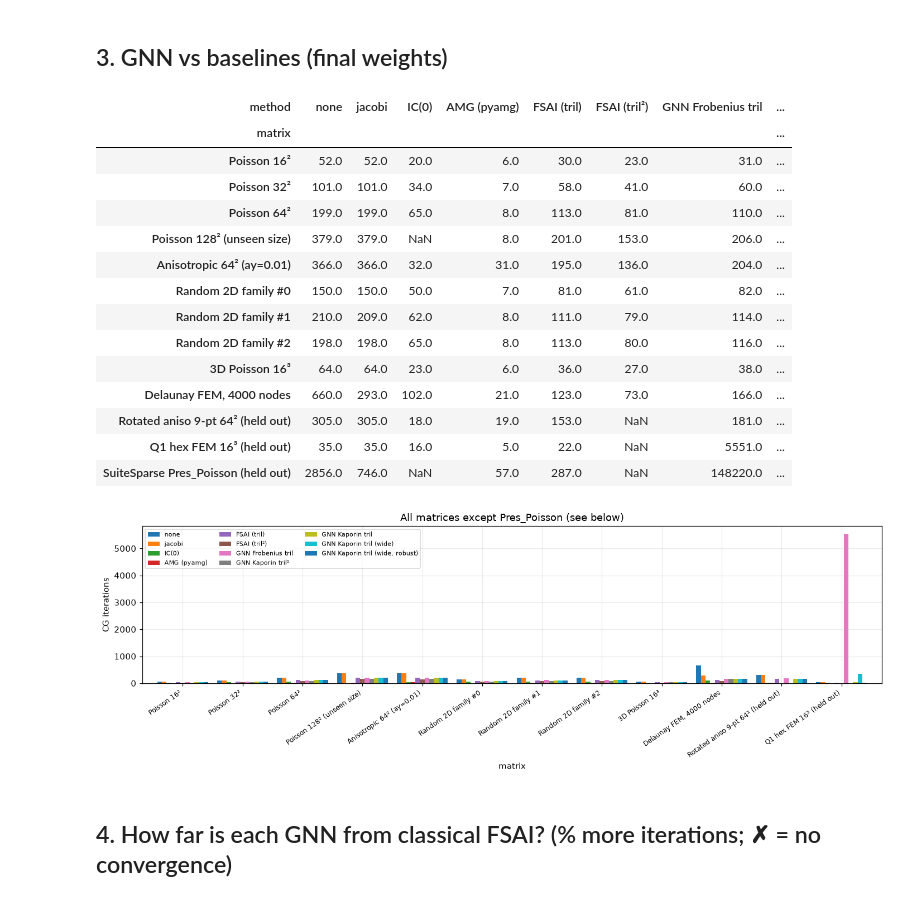
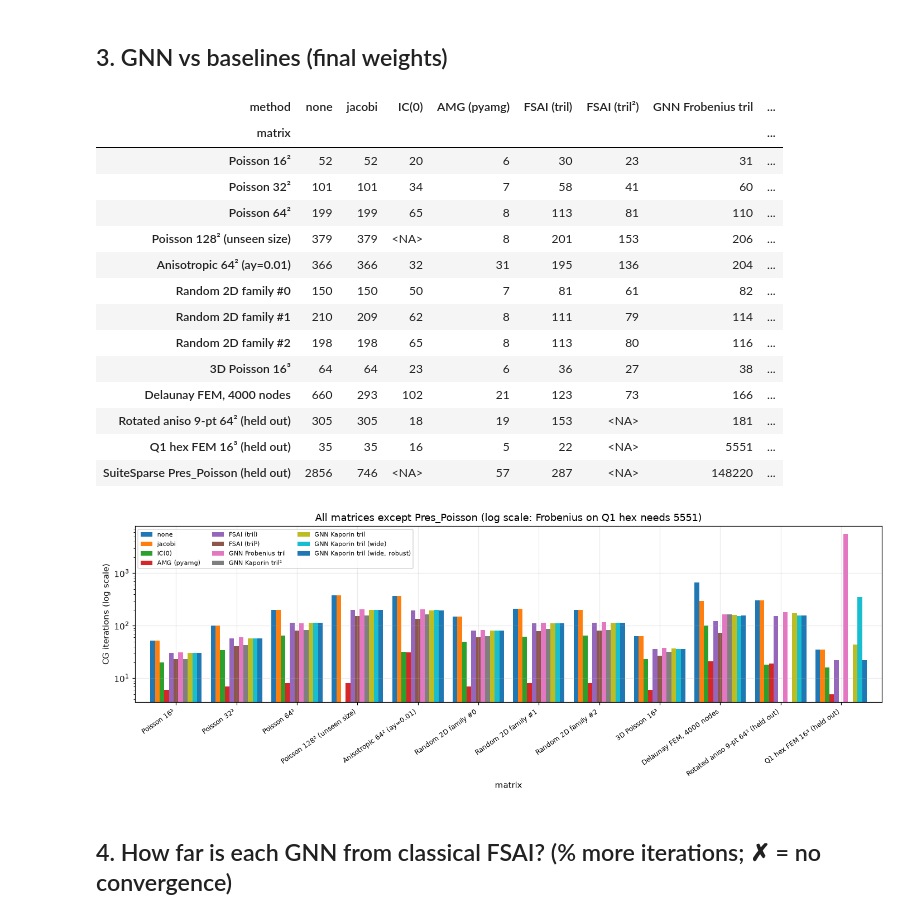
Before and after one commit to amishi71/learned-preconditioners, a Jupyter notebook: notebooks/results.ipynb, the cells around one changed output. Saved outputs shown, nothing was run; the diff lists cells and outputs as text; code cells hidden in the pictures.

```diff
--- a/notebooks/results.ipynb
+++ b/notebooks/results.ipynb
@@ -25,14 +25,16 @@ b.set_index('grid')[cols].plot.bar(figsize=(7,3.5), rot=0); plt.ylabel('CG itera
 This matrix is in-distribution: it shows the model learns FSAI quality, not generalization.
 # %%
 pat = re.compile(r"step\s+(\d+)\s+train\s+\S+\s+\S+\s+val CG iters \(32\^2\)\s+(\d+)")
-fig, ax = plt.subplots(figsize=(8,3.6)); found = False
+fig, ax = plt.subplots(figsize=(8, 3.8)); found = False; text = ''
 for f in sorted(L.glob('*.log')) if L.exists() else []:
-    pts = [(int(m.group(1)), int(m.group(2))) for m in map(pat.search, f.read_text().splitlines()) if m]
+    txt = f.read_text(); text += txt
+    pts = [(int(m.group(1)), int(m.group(2))) for m in map(pat.search, txt.splitlines()) if m]
     if pts:
-        found = True; ax.plot(*zip(*pts), marker='.', label=f.stem)
-tgt = re.search(r"FSAI\(tril\)=(\d+)", ''.join(f.read_text() for f in sorted(L.glob('*.log')))) if L.exists() else None
-if tgt: ax.axhline(int(tgt.group(1)), color='k', ls='--', lw=1, label='classical FSAI')
-ax.set_xlabel('training step'); ax.set_ylabel('val CG iterations'); ax.set_ylim(50, 100)
-if found: ax.legend(fontsize=7)
+        found = True; ax.plot(*zip(*pts), marker='.', label=f.stem, ls='--' if 'tril2' in f.stem else '-')
+for key, lab in (('tril', 'classical FSAI (tril)'), ('tril2', 'classical FSAI (tril²)')):
+    t = re.search(rf"FSAI\({key}\)=(\d+)", text)
+    if t: ax.axhline(int(t.group(1)), color='k', ls=':' if key == 'tril2' else '--', lw=1, label=lab)
+ax.set_xlabel('training step'); ax.set_ylabel('val CG iterations'); ax.set_ylim(35, 100)
+if found: ax.legend(fontsize=7, ncol=2)
 plt.tight_layout(); plt.show()
 # %% [output]
@@ -42,40 +44,40 @@ plt.tight_layout(); plt.show()
 # %%
 f = R/'eval_all.csv'
 e = pd.read_csv(f) if f.exists() else None
 if e is not None:
     if 'converged' not in e: e['converged'] = True
     it = e.pivot_table(index='matrix', columns='method', values='iters', aggfunc='first')
     cv = e.pivot_table(index='matrix', columns='method', values='converged', aggfunc='first')
     order = [m for g in GROUPS for m in g[1] if m in it.index]
     meths = [m for m in ['none','jacobi','ic0','pyamg_amg','fsai_tril','fsai_tril2'] if m in it.columns] + sorted(m for m in it.columns if m.startswith('gnn_'))
     t = it.loc[order, meths].rename(index=LABELS, columns=pretty)
-    display(t)
+    display(t.round(0).astype('Int64'))
 else:
     print('eval_all.csv not found - run scripts/evaluate_checkpoint.py')
 # %% [output]
 | method | none | jacobi | IC(0) | AMG (pyamg) | FSAI (tril) | FSAI (tril²) | GNN Frobenius tril | ... |
 | matrix |  |  |  |  |  |  |  | ... |
-| Poisson 16² | 52.0 | 52.0 | 20.0 | 6.0 | 30.0 | 23.0 | 31.0 | ... |
-| Poisson 32² | 101.0 | 101.0 | 34.0 | 7.0 | 58.0 | 41.0 | 60.0 | ... |
-| Poisson 64² | 199.0 | 199.0 | 65.0 | 8.0 | 113.0 | 81.0 | 110.0 | ... |
-| Poisson 128² (unseen size) | 379.0 | 379.0 | NaN | 8.0 | 201.0 | 153.0 | 206.0 | ... |
-| Anisotropic 64² (ay=0.01) | 366.0 | 366.0 | 32.0 | 31.0 | 195.0 | 136.0 | 204.0 | ... |
-| Random 2D family #0 | 150.0 | 150.0 | 50.0 | 7.0 | 81.0 | 61.0 | 82.0 | ... |
-| Random 2D family #1 | 210.0 | 209.0 | 62.0 | 8.0 | 111.0 | 79.0 | 114.0 | ... |
-| Random 2D family #2 | 198.0 | 198.0 | 65.0 | 8.0 | 113.0 | 80.0 | 116.0 | ... |
-| 3D Poisson 16³ | 64.0 | 64.0 | 23.0 | 6.0 | 36.0 | 27.0 | 38.0 | ... |
-| Delaunay FEM, 4000 nodes | 660.0 | 293.0 | 102.0 | 21.0 | 123.0 | 73.0 | 166.0 | ... |
-| Rotated aniso 9-pt 64² (held out) | 305.0 | 305.0 | 18.0 | 19.0 | 153.0 | NaN | 181.0 | ... |
-| Q1 hex FEM 16³ (held out) | 35.0 | 35.0 | 16.0 | 5.0 | 22.0 | NaN | 5551.0 | ... |
-| SuiteSparse Pres_Poisson (held out) | 2856.0 | 746.0 | NaN | 57.0 | 287.0 | NaN | 148220.0 | ... |
+| Poisson 16² | 52 | 52 | 20 | 6 | 30 | 23 | 31 | ... |
+| Poisson 32² | 101 | 101 | 34 | 7 | 58 | 41 | 60 | ... |
+| Poisson 64² | 199 | 199 | 65 | 8 | 113 | 81 | 110 | ... |
+| Poisson 128² (unseen size) | 379 | 379 | <NA> | 8 | 201 | 153 | 206 | ... |
+| Anisotropic 64² (ay=0.01) | 366 | 366 | 32 | 31 | 195 | 136 | 204 | ... |
+| Random 2D family #0 | 150 | 150 | 50 | 7 | 81 | 61 | 82 | ... |
+| Random 2D family #1 | 210 | 209 | 62 | 8 | 111 | 79 | 114 | ... |
+| Random 2D family #2 | 198 | 198 | 65 | 8 | 113 | 80 | 116 | ... |
+| 3D Poisson 16³ | 64 | 64 | 23 | 6 | 36 | 27 | 38 | ... |
+| Delaunay FEM, 4000 nodes | 660 | 293 | 102 | 21 | 123 | 73 | 166 | ... |
+| Rotated aniso 9-pt 64² (held out) | 305 | 305 | 18 | 19 | 153 | <NA> | 181 | ... |
+| Q1 hex FEM 16³ (held out) | 35 | 35 | 16 | 5 | 22 | <NA> | 5551 | ... |
+| SuiteSparse Pres_Poisson (held out) | 2856 | 746 | <NA> | 57 | 287 | <NA> | 148220 | ... |
 # %%
 if e is not None:
     sub = [m for m in order if m != 'suitesparse']
     t2 = it.loc[sub, meths].rename(index=LABELS, columns=pretty)
-    t2.plot.bar(figsize=(13,4.5), width=.85); plt.ylabel('CG iterations'); plt.xticks(rotation=35, ha='right', fontsize=8)
-    plt.legend(fontsize=7, ncol=3); plt.title('All matrices except Pres_Poisson (see below)'); plt.tight_layout(); plt.show()
+    t2.plot.bar(figsize=(13,4.8), width=.85, logy=True); plt.ylabel('CG iterations (log scale)'); plt.xticks(rotation=35, ha='right', fontsize=8)
+    plt.legend(fontsize=7, ncol=3); plt.title('All matrices except Pres_Poisson (log scale: Frobenius on Q1 hex needs 5551)'); plt.tight_layout(); plt.show()
 # %% [output]
-[figure, old version]
+[figure, new version]
 # %% [markdown]
 ## 4. How far is each GNN from classical FSAI? (% more iterations; ✗ = no convergence)
 # %%
```
Also changed, not shown: parts of 4 cells of this notebook, 5 other files.
